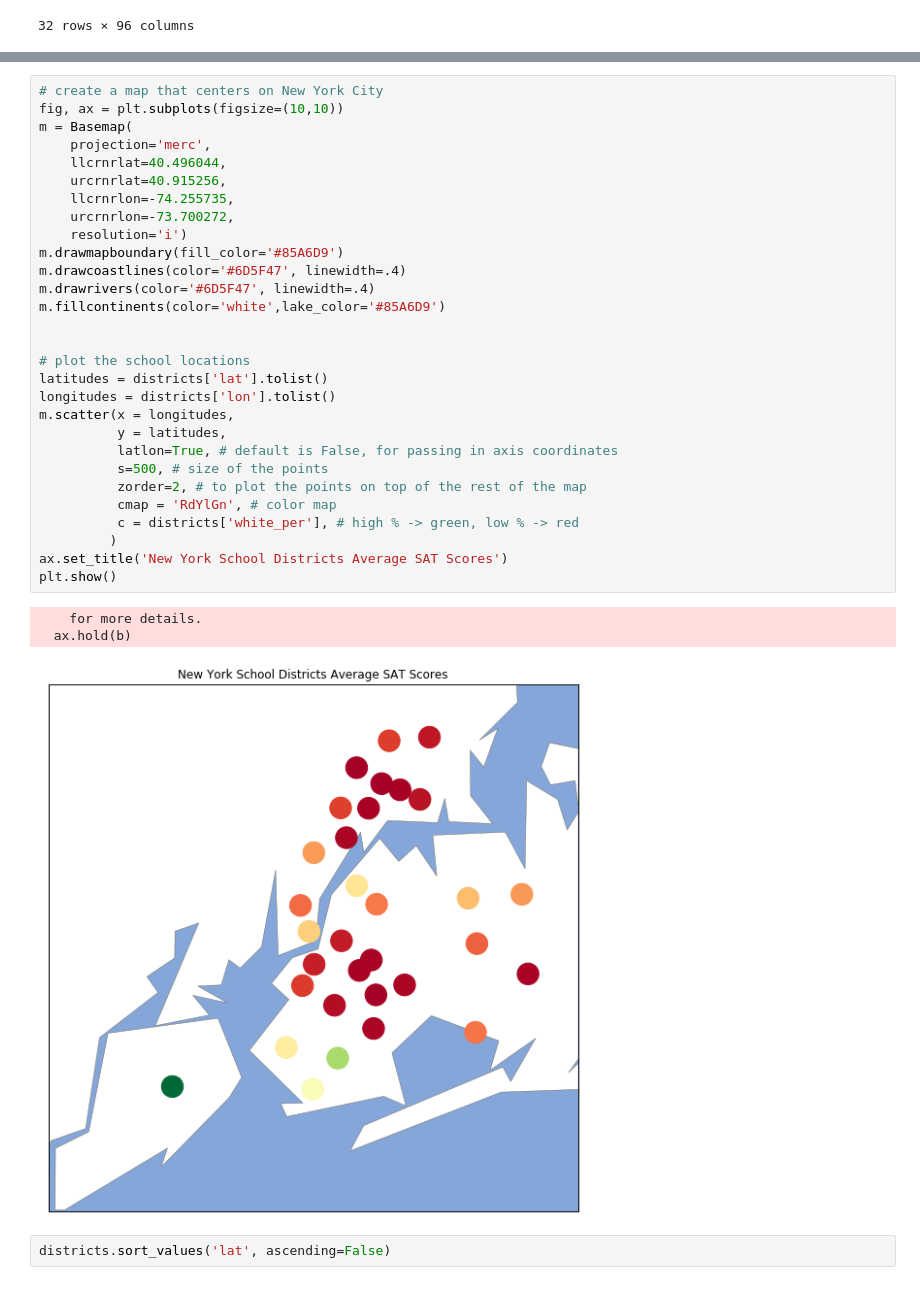
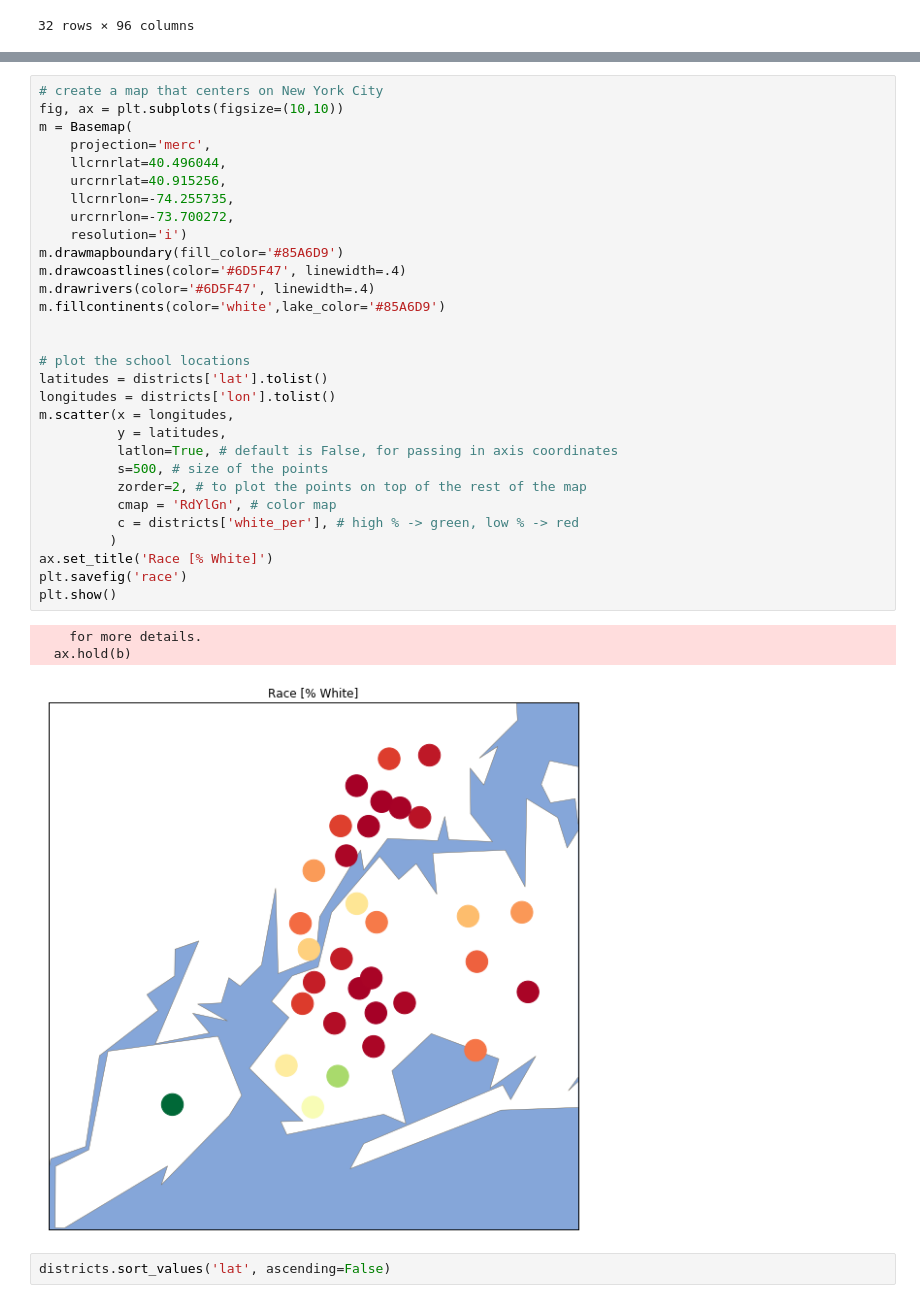
Before and after one commit to danielzayas/education_gap, a Jupyter notebook: education_gap.ipynb, the cells around one changed output, grey strips where cells are left out. Saved outputs shown, nothing was run; the diff lists cells and outputs as text.

```diff
--- a/education_gap.ipynb
+++ b/education_gap.ipynb
@@ -546,35 +564,36 @@ plt.show()
 # create a map that centers on New York City
 fig, ax = plt.subplots(figsize=(10,10))
 m = Basemap(
     projection='merc',
     llcrnrlat=40.496044,
     urcrnrlat=40.915256,
     llcrnrlon=-74.255735,
     urcrnrlon=-73.700272,
     resolution='i')
 m.drawmapboundary(fill_color='#85A6D9')
 m.drawcoastlines(color='#6D5F47', linewidth=.4)
 m.drawrivers(color='#6D5F47', linewidth=.4)
 m.fillcontinents(color='white',lake_color='#85A6D9')
 
 
 # plot the school locations
 latitudes = districts['lat'].tolist()
 longitudes = districts['lon'].tolist()
 m.scatter(x = longitudes,
           y = latitudes,
           latlon=True, # default is False, for passing in axis coordinates
           s=500, # size of the points
           zorder=2, # to plot the points on top of the rest of the map
           cmap = 'RdYlGn', # color map
           c = districts['white_per'], # high % -> green, low % -> red
          )
-ax.set_title('New York School Districts Average SAT Scores')
+ax.set_title('Race [% White]')
+plt.savefig('race')
 plt.show()
 # %% [output]
     for more details.
   ax.hold(b)
-[figure, old version]
+[figure, new version]
 # %%
 districts.sort_values('lat', ascending=False)
 # %% [output]
```
Also changed, not shown: parts of 9 cells of this notebook.
